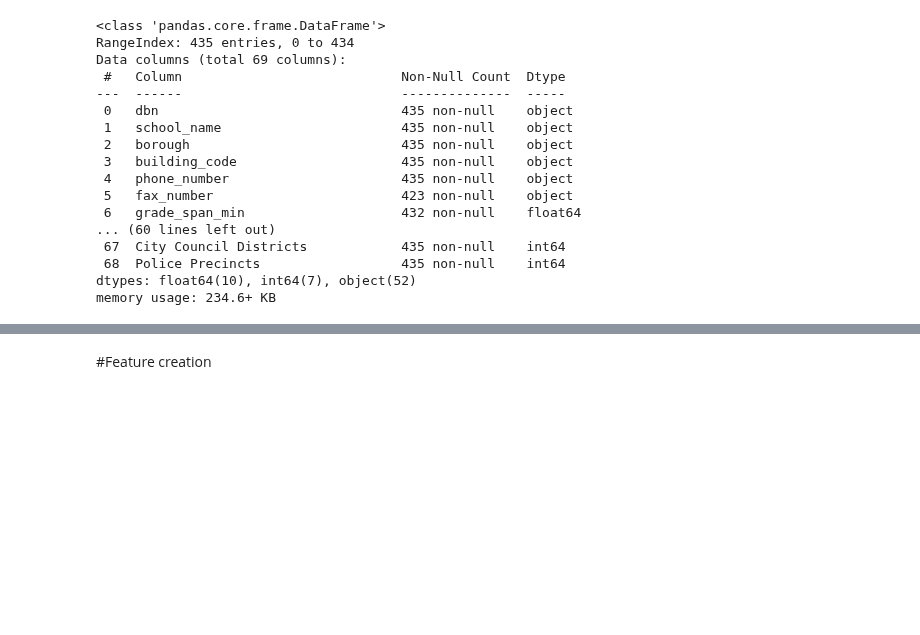
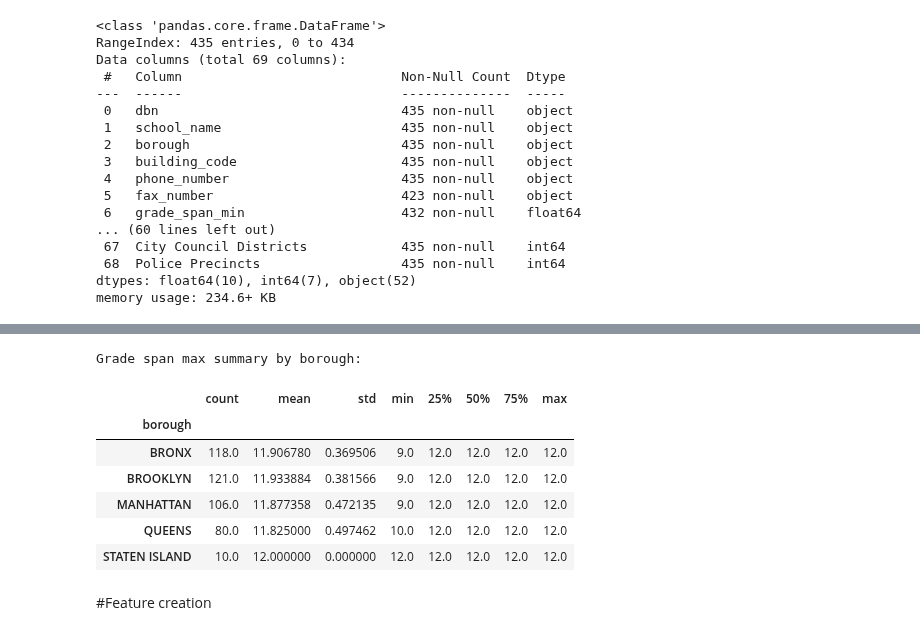
Before and after one commit to webeet-io/_onboarding_data, a Jupyter notebook: daily_tasks/day_2/day2_analysis.ipynb, the cells around one changed output, grey strips where cells are left out. Cells and saved outputs as stored; diff of their text form; code cells hidden in the pictures; blank space fills up the shorter version.

```diff
--- a/daily_tasks/day_2/day2_analysis.ipynb
+++ b/daily_tasks/day_2/day2_analysis.ipynb
@@ -48,3 +83,15 @@ df1 = df.drop(columns=["school_name", "expgrade_span_max", "expgrade_span_min",
+# %%
+print("Grade span max summary by borough:")
+display(grade_summary)
+# %% [output]
+Grade span max summary by borough:
+|  | count | mean | std | min | 25% | 50% | 75% | max |
+| borough |  |  |  |  |  |  |  |  |
+| BRONX | 118.0 | 11.906780 | 0.369506 | 9.0 | 12.0 | 12.0 | 12.0 | 12.0 |
+| BROOKLYN | 121.0 | 11.933884 | 0.381566 | 9.0 | 12.0 | 12.0 | 12.0 | 12.0 |
+| MANHATTAN | 106.0 | 11.877358 | 0.472135 | 9.0 | 12.0 | 12.0 | 12.0 | 12.0 |
+| QUEENS | 80.0 | 11.825000 | 0.497462 | 10.0 | 12.0 | 12.0 | 12.0 | 12.0 |
+| STATEN ISLAND | 10.0 | 12.000000 | 0.000000 | 12.0 | 12.0 | 12.0 | 12.0 | 12.0 |
 # %% [markdown]
 #Feature creation
 # %%
```
Also changed, not shown: parts of 13 cells of this notebook.
